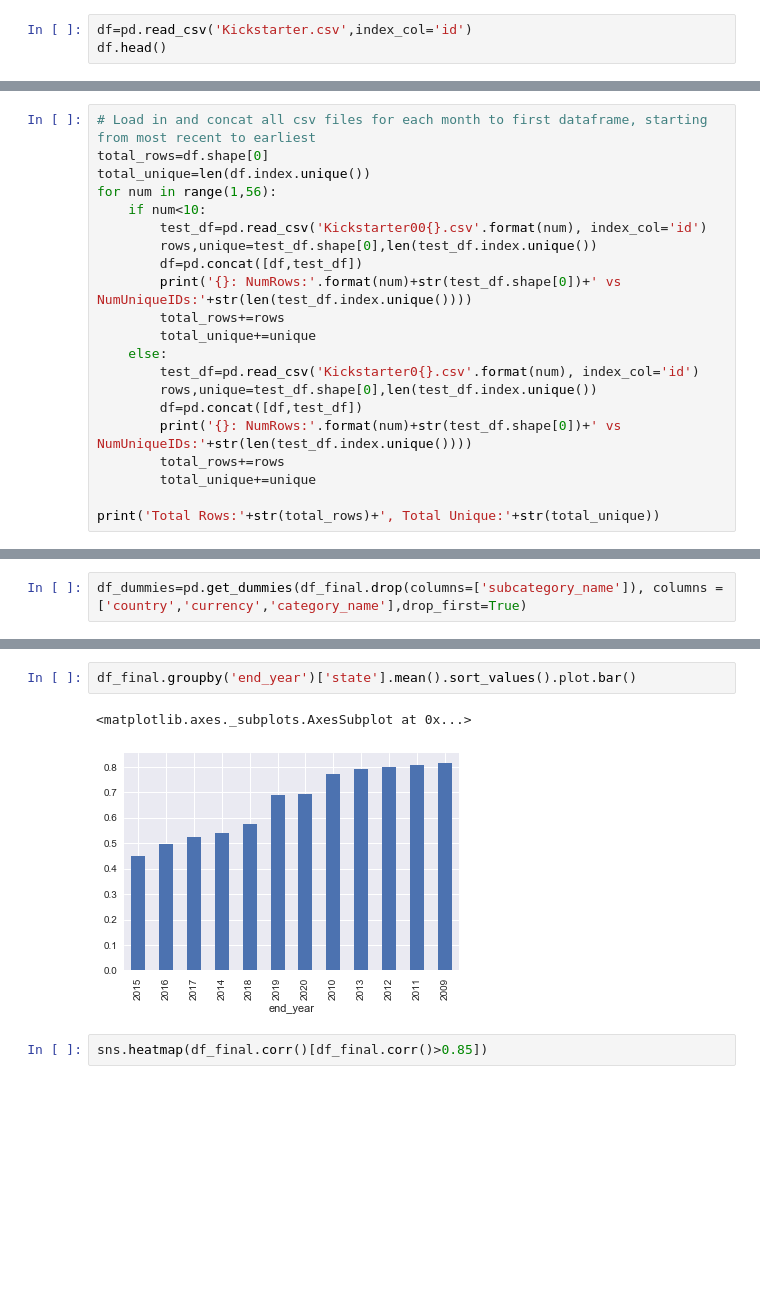
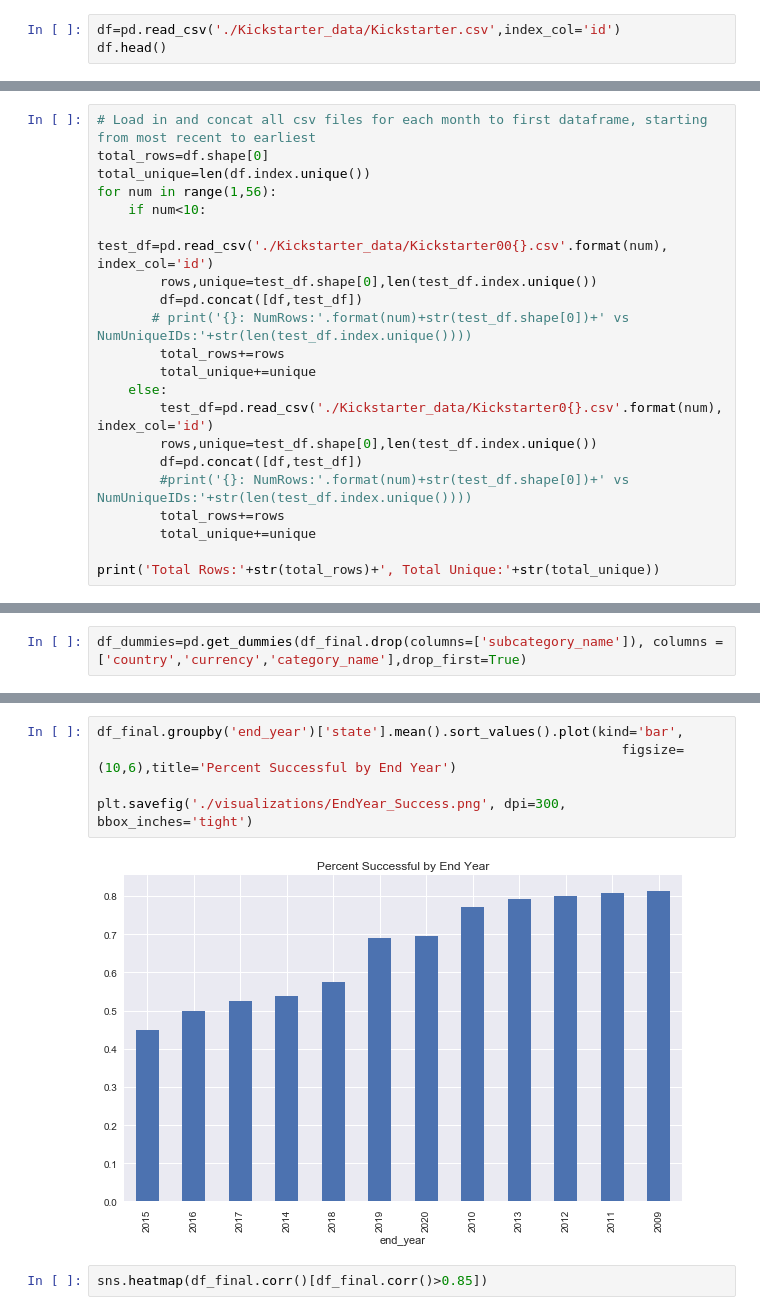
Before and after one commit to zahmedgit/Kickstarter_Campaign_Success_Analysis, a Jupyter notebook: Analysis.ipynb, the cells around one changed output, grey strips where cells are left out. Cells and saved outputs as stored; diff of their text form; blank space fills up the shorter version.

```diff
--- a/Analysis.ipynb
+++ b/Analysis.ipynb
@@ -23,7 +23,7 @@ from matplotlib import style
 style.use('seaborn')
 %matplotlib inline
 # %%
-df=pd.read_csv('Kickstarter.csv',index_col='id')
+df=pd.read_csv('./Kickstarter_data/Kickstarter.csv',index_col='id')
 df.head()
 # %% [output]
 |  | backers_count | blurb | category | converted_pledged_amount | country | country_displayable_name | created_at | ... |
@@ -55,17 +47,17 @@ total_rows=df.shape[0]
 total_unique=len(df.index.unique())
 for num in range(1,56):
     if num<10:
-        test_df=pd.read_csv('Kickstarter00{}.csv'.format(num), index_col='id')
+        test_df=pd.read_csv('./Kickstarter_data/Kickstarter00{}.csv'.format(num), index_col='id')
         rows,unique=test_df.shape[0],len(test_df.index.unique())
         df=pd.concat([df,test_df])
-        print('{}: NumRows:'.format(num)+str(test_df.shape[0])+' vs NumUniqueIDs:'+str(len(test_df.index.unique())))
+       # print('{}: NumRows:'.format(num)+str(test_df.shape[0])+' vs NumUniqueIDs:'+str(len(test_df.index.unique())))
         total_rows+=rows
         total_unique+=unique
     else:
-        test_df=pd.read_csv('Kickstarter0{}.csv'.format(num), index_col='id')
+        test_df=pd.read_csv('./Kickstarter_data/Kickstarter0{}.csv'.format(num), index_col='id')
         rows,unique=test_df.shape[0],len(test_df.index.unique())
         df=pd.concat([df,test_df])
-        print('{}: NumRows:'.format(num)+str(test_df.shape[0])+' vs NumUniqueIDs:'+str(len(test_df.index.unique())))
+        #print('{}: NumRows:'.format(num)+str(test_df.shape[0])+' vs NumUniqueIDs:'+str(len(test_df.index.unique())))
         total_rows+=rows
         total_unique+=unique
 
@@ -358,8 +321,10 @@ df_final.groupby('launch_year')['state'].mean().sort_values().plot.bar()
 # %%
-df_final.groupby('end_year')['state'].mean().sort_values().plot.bar()
+df_final.groupby('end_year')['state'].mean().sort_values().plot(kind='bar',
+                                                                   figsize=(10,6),title='Percent Successful by End Year')
+
+plt.savefig('./visualizations/EndYear_Success.png', dpi=300, bbox_inches='tight')
 # %% [output]
-<matplotlib.axes._subplots.AxesSubplot at 0x...>
-[figure, old version]
+[figure, new version]
 # %%
 sns.heatmap(df_final.corr()[df_final.corr()>0.85])
 # %% [output]
```
Also changed, not shown: parts of 17 cells of this notebook, 8 other files.
